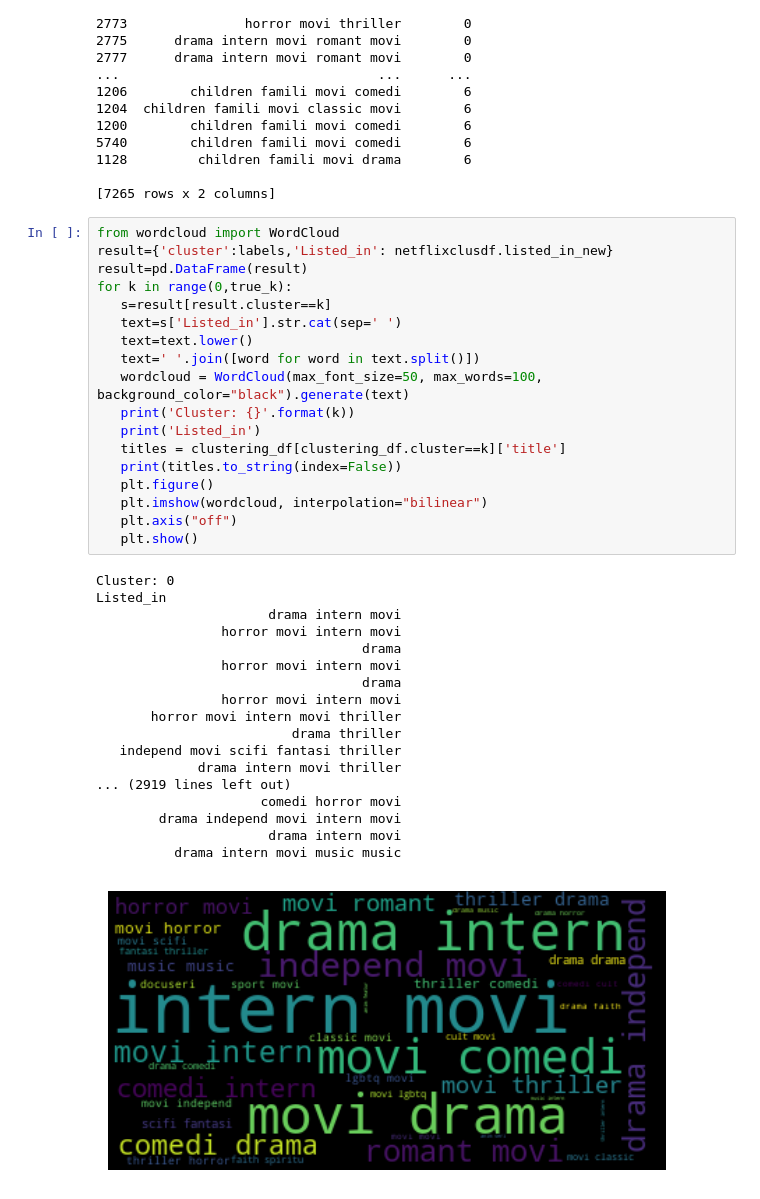
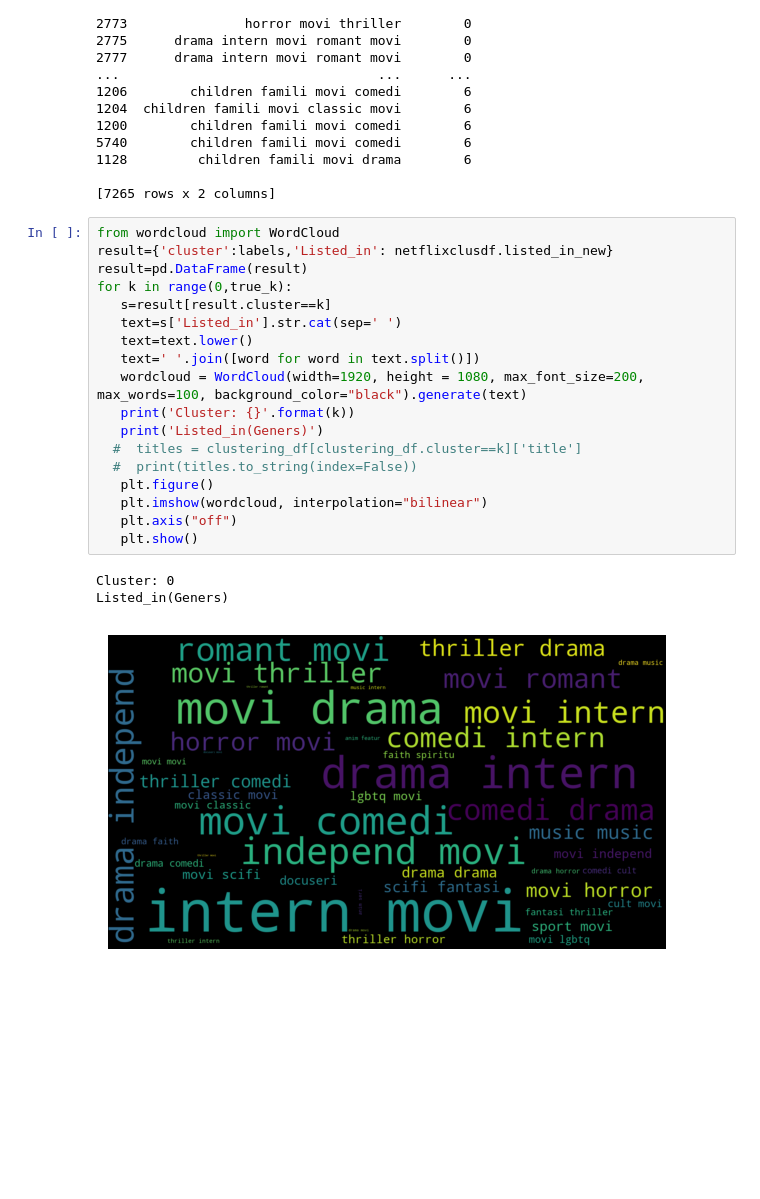
Before and after one commit to Saurabhf/Netflix_Movies_And_TV_Shows_Clustering, a Jupyter notebook: NETFLIX_MOVIES_AND_TV_SHOWS_CLUSTERING.ipynb, the cells around one changed output. Saved outputs shown, nothing was run; the diff lists cells and outputs as text; blank space fills up the shorter version.

```diff
--- a/NETFLIX_MOVIES_AND_TV_SHOWS_CLUSTERING.ipynb
+++ b/NETFLIX_MOVIES_AND_TV_SHOWS_CLUSTERING.ipynb
@@ -1052,38 +1052,23 @@ print(clustering_df.sort_values(by=['cluster']))
 # %%
 from wordcloud import WordCloud
 result={'cluster':labels,'Listed_in': netflixclusdf.listed_in_new}
 result=pd.DataFrame(result)
 for k in range(0,true_k):
    s=result[result.cluster==k]
    text=s['Listed_in'].str.cat(sep=' ')
    text=text.lower()
    text=' '.join([word for word in text.split()])
-   wordcloud = WordCloud(max_font_size=50, max_words=100, background_color="black").generate(text)
+   wordcloud = WordCloud(width=1920, height = 1080, max_font_size=200, max_words=100, background_color="black").generate(text)
    print('Cluster: {}'.format(k))
-   print('Listed_in')
-   titles = clustering_df[clustering_df.cluster==k]['title']
-   print(titles.to_string(index=False))
+   print('Listed_in(Geners)')
+  #  titles = clustering_df[clustering_df.cluster==k]['title']
+  #  print(titles.to_string(index=False))
    plt.figure()
    plt.imshow(wordcloud, interpolation="bilinear")
    plt.axis("off")
    plt.show()
 # %% [output]
 Cluster: 0
-Listed_in
-                      drama intern movi
-                horror movi intern movi
-                                  drama
-                horror movi intern movi
-                                  drama
-                horror movi intern movi
-       horror movi intern movi thriller
-                         drama thriller
-   independ movi scifi fantasi thriller
-             drama intern movi thriller
-... (2919 lines left out)
-                     comedi horror movi
-        drama independ movi intern movi
-                      drama intern movi
-          drama intern movi music music
+Listed_in(Geners)
-[figure, old version]
+[figure, new version]
 Cluster: 1
```
Also changed, not shown: parts of 1 cell of this notebook.
